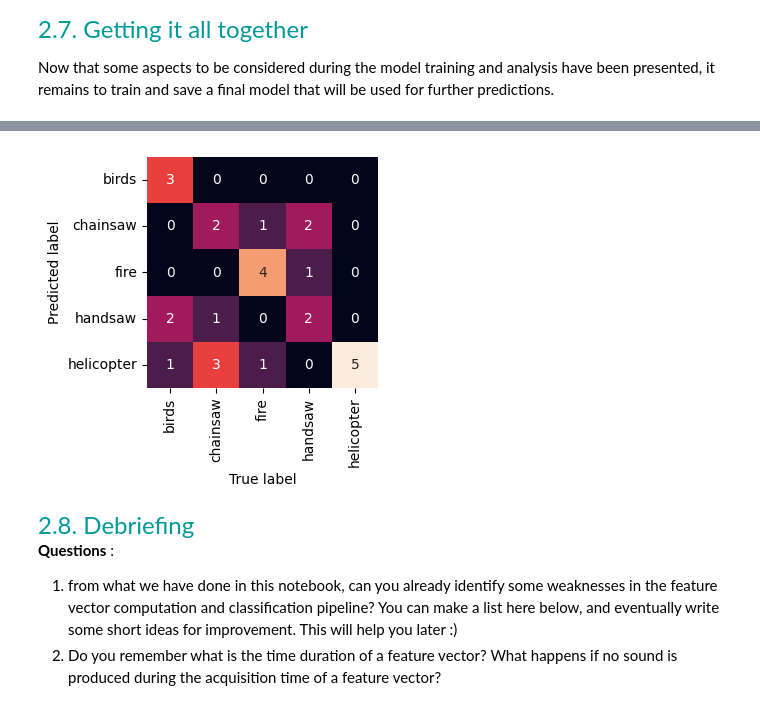
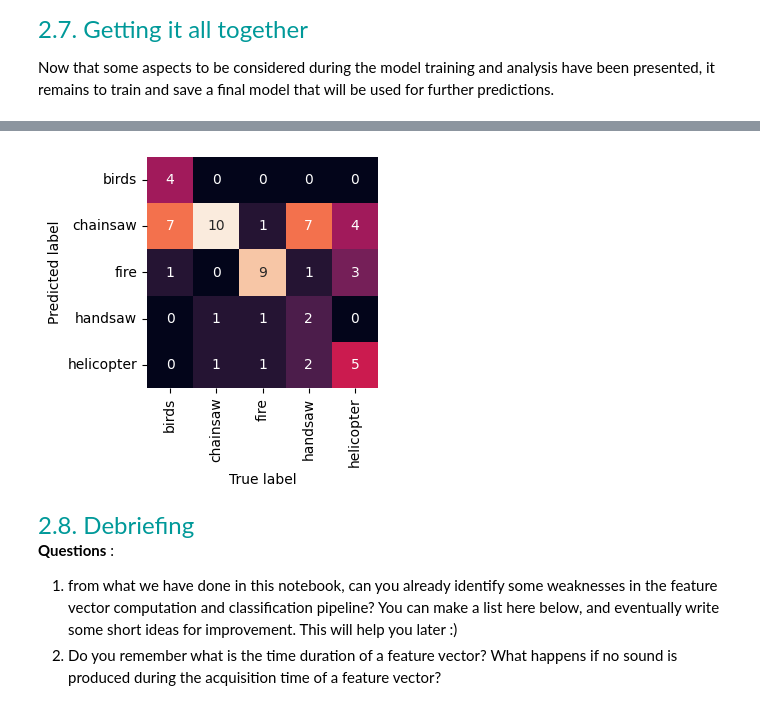
Before and after one commit to LoicTumelaire/LELEC210X, a Jupyter notebook: classification/h5a2_audio.ipynb, the cells around one changed output, grey strips where cells are left out. Cells and saved outputs as stored; diff of their text form; code cells hidden in the pictures.

```diff
--- a/classification/h5a2_audio.ipynb
+++ b/classification/h5a2_audio.ipynb
@@ -687,6 +687,7 @@ pickle.dump(model, open(model_dir + filename, "wb"))
 #accuracy_knn = accuracy(prediction_knn, y_train_num[idx_val])
 print(f"Accuracy of KNN: {100 * accuracy_knn:.1f}%")
 show_confusion_matrix(prediction_knn, y_train_num[idx_val], classnames)
+"""
 """
 myds = Feature_vector_DS(dataset, Nft=512, nmel=20, duration=950, shift_pct=0.2)
 
@@ -759,9 +760,81 @@ accuracy_knn = accuracy(prediction_knn, y_train[idx_val])
 
 print(f"Accuracy of the KNN : {100 * accuracy_knn:.1f}%")
 show_confusion_matrix(prediction_knn, y_train[idx_val], classnames)
+"""
 
-# Here we need to save the model to the directory model_dir, so we can use it in uart reader
-# do this using pickle
+import pickle
+myds = Feature_vector_DS(dataset, Nft=512, nmel=20, duration=950, shift_pct=0.2)
+
+K = 15  # Number of neighbours for the KNN
+model_knn = KNeighborsClassifier(
+    n_neighbors=K, weights="distance", algorithm="auto", metric="minkowski"
+)
+
+"Random split of 70:30 between training and validation"
+train_pct = 0.7
+
+featveclen = len(myds["fire", 0])  # number of items in a feature vector
+nitems = len(myds)  # number of sounds in the dataset
+naudio = dataset.naudio  # number of audio files in each class
+nclass = dataset.nclass  # number of classes
+nlearn = round(naudio * train_pct)  # number of sounds among naudio for training
+
+data_aug_factor = 1 #no data augmentation => maybe add later
+class_ids_aug = np.repeat(classnames, naudio * data_aug_factor)
+
+"Compute the matrixed dataset, this takes some seconds, but you can then reload it by commenting this loop and decommenting the np.load below"
+"""
+X = np.zeros((data_aug_factor * nclass * naudio, featveclen))
+for s in range(data_aug_factor):
+    for class_idx, classname in enumerate(classnames):
+        for idx in range(naudio):
+            featvec = myds[classname, idx]
+            X[s * nclass * naudio + class_idx * naudio + idx, :] = featvec
+np.save(fm_dir + "feature_matrix_2D_svm.npy", X)
+"""
+X = np.load(fm_dir+"feature_matrix_2D_svm.npy")
+
+"Labels"
+y = class_ids_aug.copy()
+
+print(f"Shape of the feature matrix : {X.shape}")
+print(f"Number of labels : {len(y)}")
+
+X_train, X_test, y_train, y_test = train_test_split(X, y, test_size=0.3, stratify=y, random_state=1)
+X_train = X_train / np.linalg.norm(X_train, axis=1, keepdims=True) # Normalization
+X_test = X_test / np.linalg.norm(X_test, axis=1, keepdims=True) # Normalization
+
+# Split the dataset into training and validation subsets
+n_splits = 5
+kf = StratifiedKFold(n_splits=n_splits, shuffle=True) #normaly K-fold is used to determine the best hyperparameters => strange to use it here
+accuracies_knn = np.zeros((n_splits,))
+for k, idx in enumerate(kf.split(X_train, y_train)):
+    (idx_learn, idx_val) = idx
+    n = 9  # Number of principal components kept
+    pca = PCA(n_components=n, whiten=True)
+    X_learn_reduced = pca.fit_transform(X_train[idx_learn])
+    X_val_reduced = pca.transform(X_train[idx_val])
+    #print(f"Shape of the reduced learning matrix : {X_learn_reduced.shape}")
+    model_knn.fit(X_learn_reduced, y_train[idx_learn])
+    prediction_knn = model_knn.predict(X_val_reduced)
+    accuracies_knn[k] = accuracy(prediction_knn, y_train[idx_val])
+
+print(f"Accuracy of the KNN : {100 * np.mean(accuracies_knn):.1f}% - std: {100 * np.std(accuracies_knn):.1f}%")
+
+"""#last train on the whole dataset => use the test set
+n = 2  # Number of principal components kept
+pca = PCA(n_components=n, whiten=True)
+X_train_reduced = pca.fit_transform(X_train)
+X_test_reduced = pca.transform(X_test)
+"""
+model_knn.fit(X_train, y_train)
+
+prediction_knn = model_knn.predict(X_test)
+accuracy_knn = accuracy(prediction_knn, y_test)
+print(f"Global accuracy of KNN: {100 * accuracy_knn:.1f}%")
+show_confusion_matrix(prediction_knn, y_test, classnames)
+
+pickle.dump( model_knn, open (model_dir+ 'model_knn_pkl', "wb"))
 # %% [output]
 Shape of the feature matrix : (200, 400)
 Number of labels : 200
@@ -770,4 +843,4 @@ Accuracy of the KNN : 57.1%
-[figure, old version]
+[figure, new version]
 # %% [markdown]
 <font size=5 color=#009999> 2.8. Debriefing </font> <br>
 **Questions** :
```
Also changed, not shown: parts of 13 cells of this notebook, 5 other files.
